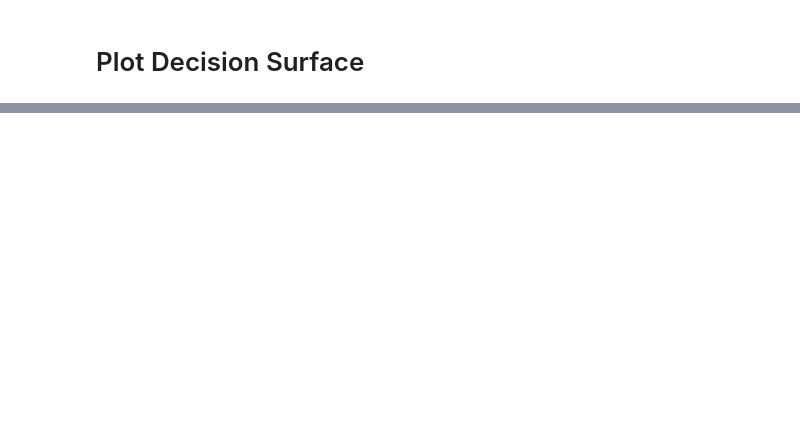
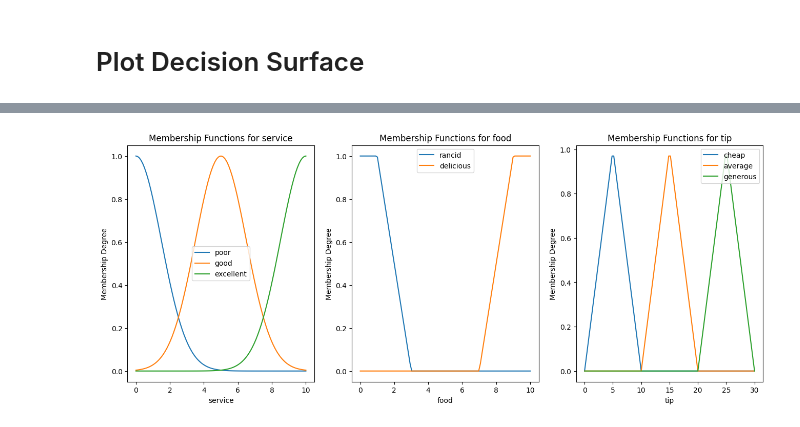
Before and after one commit to ManuelLerchner/AutoPas-FuzzyTuning-Bachelor-Thesis, a Jupyter notebook: notes/1-Testing/fuzzy-test/fuzzy-system-idea.ipynb, the cells around one changed output, grey strips where cells are left out. Cells and saved outputs as stored; diff of their text form; code cells hidden in the pictures; blank space fills up the shorter version.

```diff
--- a/notes/1-Testing/fuzzy-test/fuzzy-system-idea.ipynb
+++ b/notes/1-Testing/fuzzy-test/fuzzy-system-idea.ipynb
@@ -325,0 +366,25 @@ No artists with labels found to put in legend.  Note that artists whose label st
+# %%
+service = FuzzyVariable("service", (0, 10))
+food = FuzzyVariable("food", (0, 10))
+tip = FuzzyVariable("tip", (0, 30))
+# %%
+service.add_membership_function(Gaussian("poor", 0, 1.5))
+service.add_membership_function(Gaussian("good", 5, 1.5))
+service.add_membership_function(Gaussian("excellent", 10, 1.5))
+
+food.add_membership_function(Trapezoid("rancid", 0, 0, 1, 3))
+food.add_membership_function(Trapezoid("delicious", 7, 9, 10, 10))
+
+tip.add_membership_function(Triangle("cheap", 5, 5))
+tip.add_membership_function(Triangle("average", 15, 5))
+tip.add_membership_function(Triangle("generous", 25, 5))
+# %%
+fs = FuzzySystem()
+
+fs.add_rule(FuzzyRule((service=="poor") | (food=="rancid"), tip=="cheap"))
+fs.add_rule(FuzzyRule(service=="good", tip=="average"))
+fs.add_rule(FuzzyRule((service=="excellent") | (food=="delicious"), tip=="generous"))
+# %%
+fs.plot_membership_functions()
+# %% [output]
+[figure, added]
```
Also changed, not shown: parts of 18 cells of this notebook.
